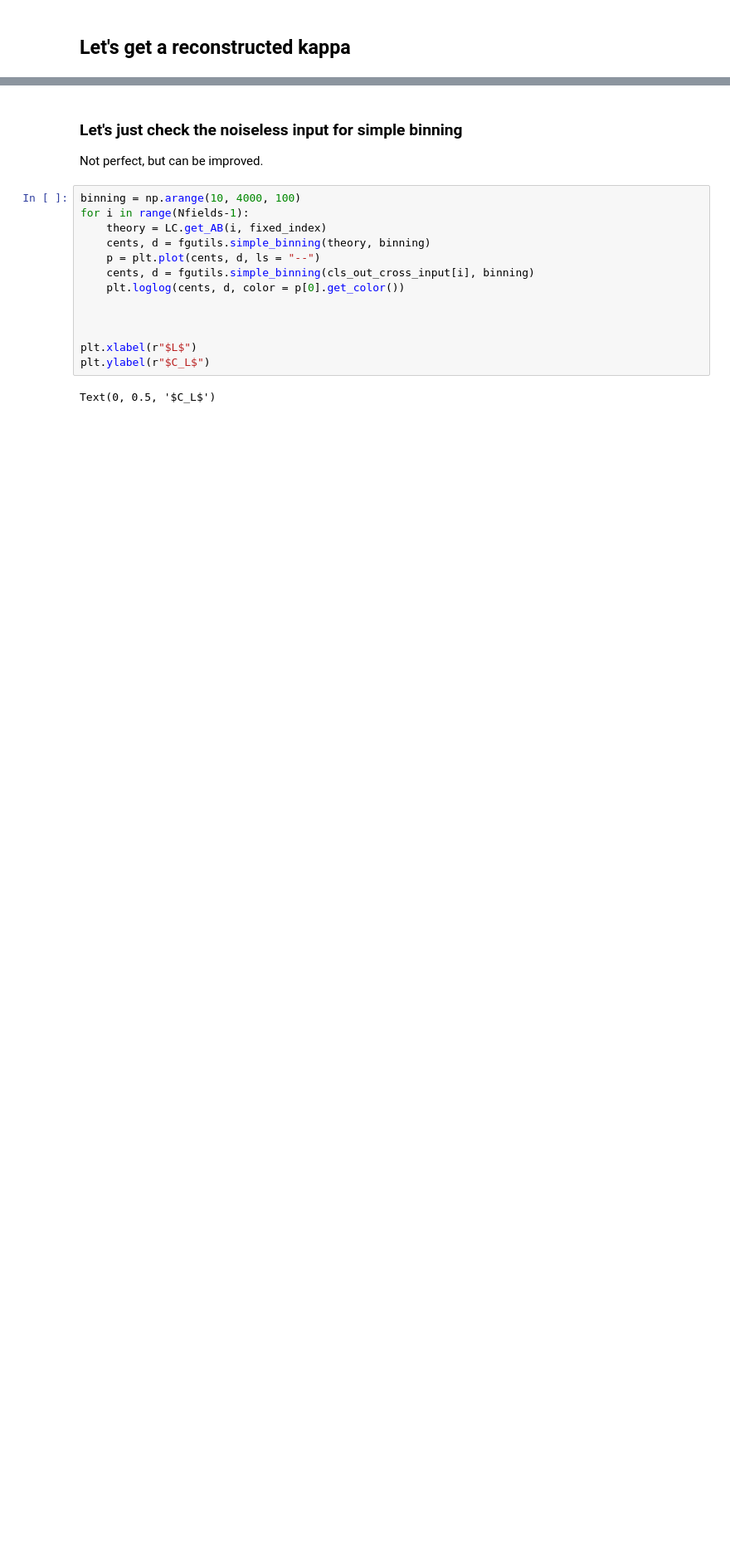
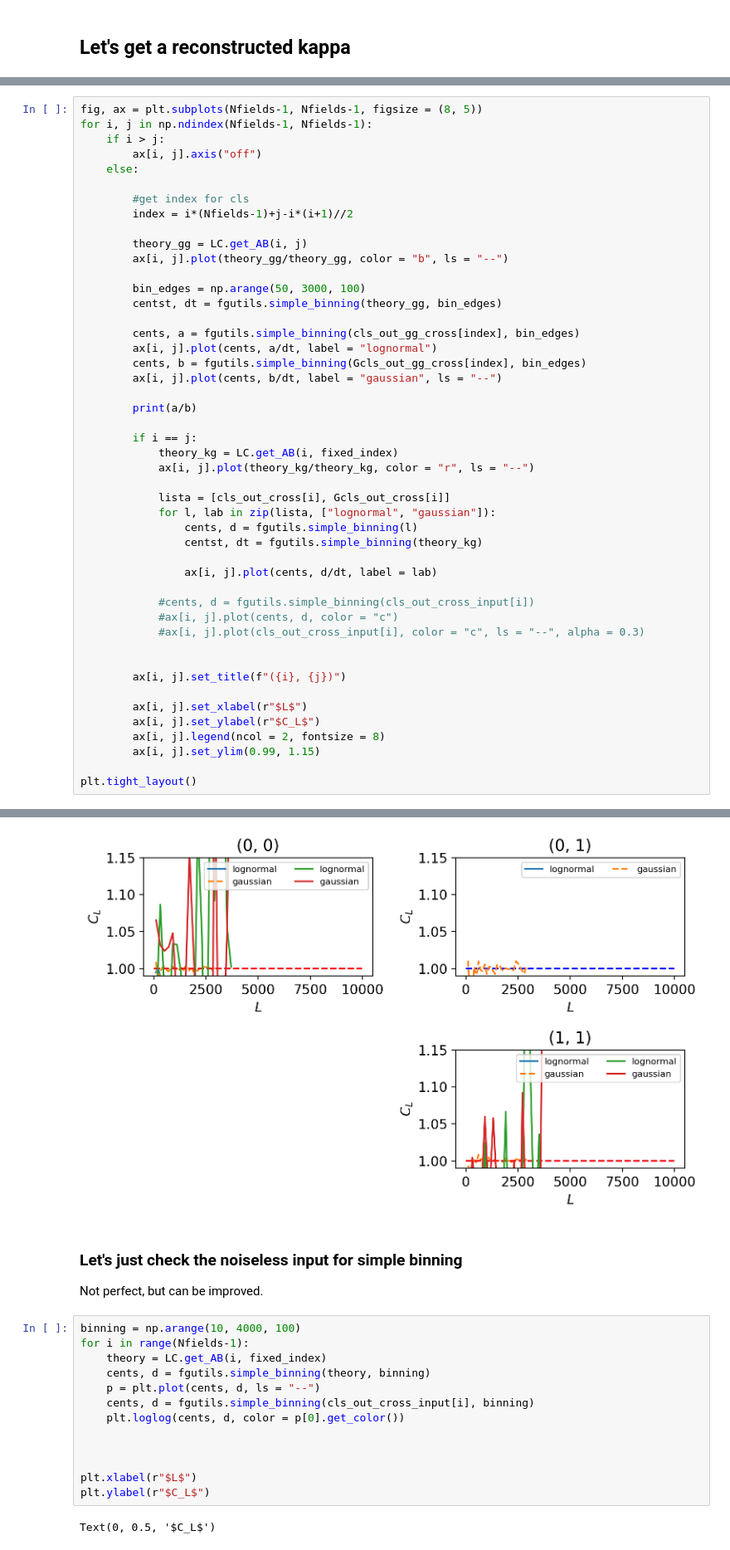
Before and after one commit to Saladino93/fieldgen, a Jupyter notebook: notebooks/example.ipynb, the cells around one changed output, grey strips where cells are left out. Shown: that part at 83% size. Drawn from its saved outputs; the diff is of its cells as text; blank space fills up the shorter version.

```diff
--- a/notebooks/example.ipynb
+++ b/notebooks/example.ipynb
@@ -224,0 +435,48 @@ plt.tight_layout()
+# %%
+fig, ax = plt.subplots(Nfields-1, Nfields-1, figsize = (8, 5))
+for i, j in np.ndindex(Nfields-1, Nfields-1):
+    if i > j:
+        ax[i, j].axis("off")
+    else:
+
+        #get index for cls
+        index = i*(Nfields-1)+j-i*(i+1)//2
+
+        theory_gg = LC.get_AB(i, j)
+        ax[i, j].plot(theory_gg/theory_gg, color = "b", ls = "--")
+
+        bin_edges = np.arange(50, 3000, 100)
+        centst, dt = fgutils.simple_binning(theory_gg, bin_edges)
+
+        cents, a = fgutils.simple_binning(cls_out_gg_cross[index], bin_edges)
+        ax[i, j].plot(cents, a/dt, label = "lognormal")
+        cents, b = fgutils.simple_binning(Gcls_out_gg_cross[index], bin_edges)
+        ax[i, j].plot(cents, b/dt, label = "gaussian", ls = "--")
+
+        print(a/b)
+
+        if i == j:
+            theory_kg = LC.get_AB(i, fixed_index)
+            ax[i, j].plot(theory_kg/theory_kg, color = "r", ls = "--")
+
+            lista = [cls_out_cross[i], Gcls_out_cross[i]]
+            for l, lab in zip(lista, ["lognormal", "gaussian"]):
+                cents, d = fgutils.simple_binning(l)
+                centst, dt = fgutils.simple_binning(theory_kg)
+
+                ax[i, j].plot(cents, d/dt, label = lab)
+
+            #cents, d = fgutils.simple_binning(cls_out_cross_input[i])
+            #ax[i, j].plot(cents, d, color = "c")
+            #ax[i, j].plot(cls_out_cross_input[i], color = "c", ls = "--", alpha = 0.3)
+
+
+        ax[i, j].set_title(f"({i}, {j})")
+
+        ax[i, j].set_xlabel(r"$L$")
+        ax[i, j].set_ylabel(r"$C_L$")
+        ax[i, j].legend(ncol = 2, fontsize = 8)
+        ax[i, j].set_ylim(0.99, 1.15)
+
+plt.tight_layout()
+# %% [output]
@@ -225,3 +498,4 @@ plt.tight_layout()
+[figure, added]
 # %% [markdown]
 ### Let's just check the noiseless input for simple binning
 
```
Also changed, not shown: parts of 32 cells of this notebook, 5 other files.
